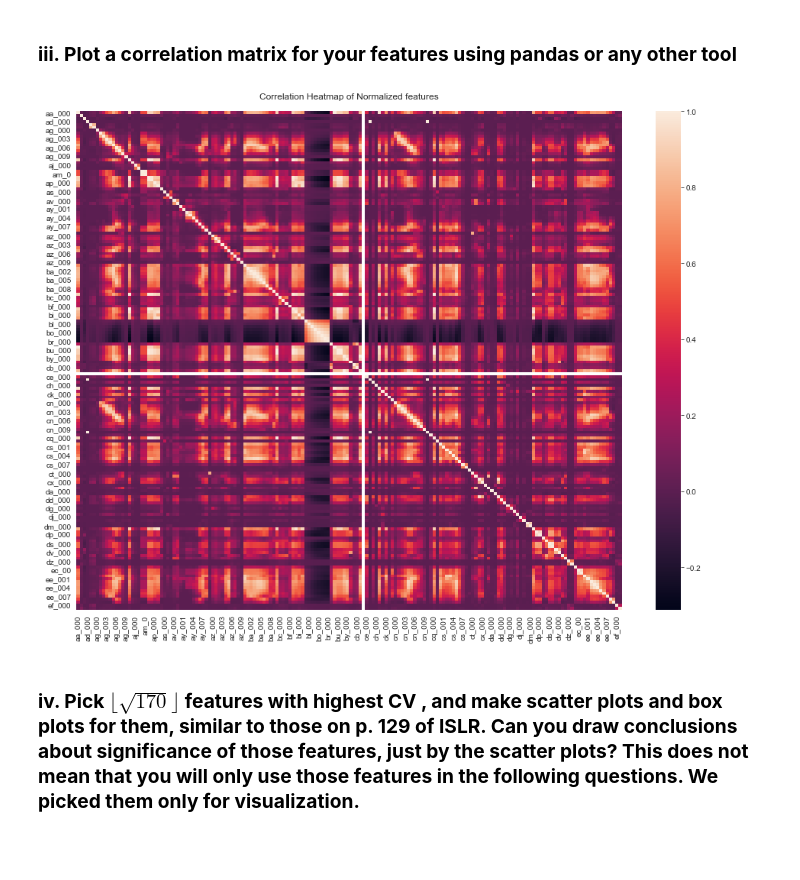
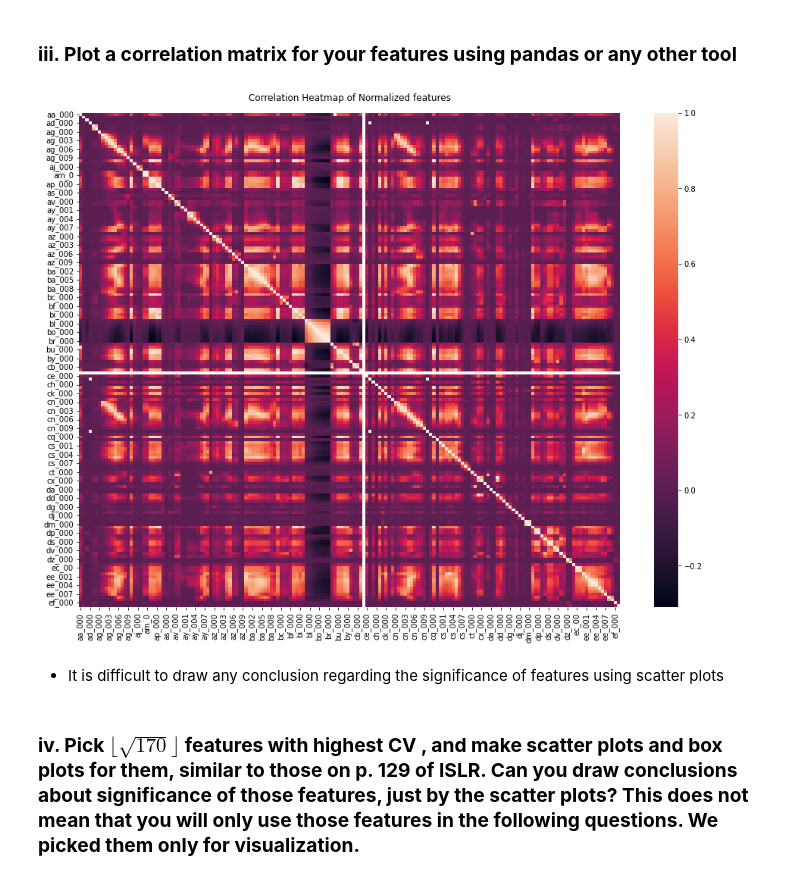
Before and after one commit to humera811/mldsnew, a Jupyter notebook: Homework6/notebook/Bano_Humera_HW6.ipynb, the cells around one changed output. Cells and saved outputs as stored; diff of their text form; code cells hidden in the pictures; blank space fills up the shorter version.

```diff
--- a/Homework6/notebook/Bano_Humera_HW6.ipynb
+++ b/Homework6/notebook/Bano_Humera_HW6.ipynb
@@ -177,3 +160,7 @@ __2) Using Iterative Imputation - Sklearn IterativeImputer was inspired by the R
 __Observation : IterativeImputer took more time to process than Simple Imputer__
 # %% [markdown]
 ### __ii. For each of the 170 features, calculate the coefficient of variation CV =  s/m, where s is sample standard deviation and m is sample mean.__
+# %%
+df_imputed = np.concatenate((aps_train_X, aps_test_X), axis = 0)
+df_imputed = pd.DataFrame(df_imputed,columns=aps_train.columns[1:])
+df_imputed
@@ -199,10 +237,12 @@ Length: 170, dtype: float64
 # %%
 plt.close()
 plt.figure(figsize=(16, 12))
-heatmap = sns.heatmap(aps_train_X.corr())
+heatmap = sns.heatmap(df_imputed.corr())
 heatmap.set_title('Correlation Heatmap of Normalized features', fontdict={'fontsize':12}, pad=16);
 plt.show()
 # %% [output]
-[figure, old version]
+[figure, new version]
+# %% [markdown]
+- It is difficult to draw any conclusion regarding the significance of features using scatter plots
 # %% [markdown]
 ### __iv. Pick $\lfloor\sqrt{170}\rfloor$ features with highest CV , and make scatter plots and box plots for them, similar to those on p. 129 of ISLR. Can you draw conclusions about significance of those features, just by the scatter plots? This does not mean that you will only use those features in the following questions. We picked them only for visualization.__
```
Also changed, not shown: parts of 16 cells of this notebook.
